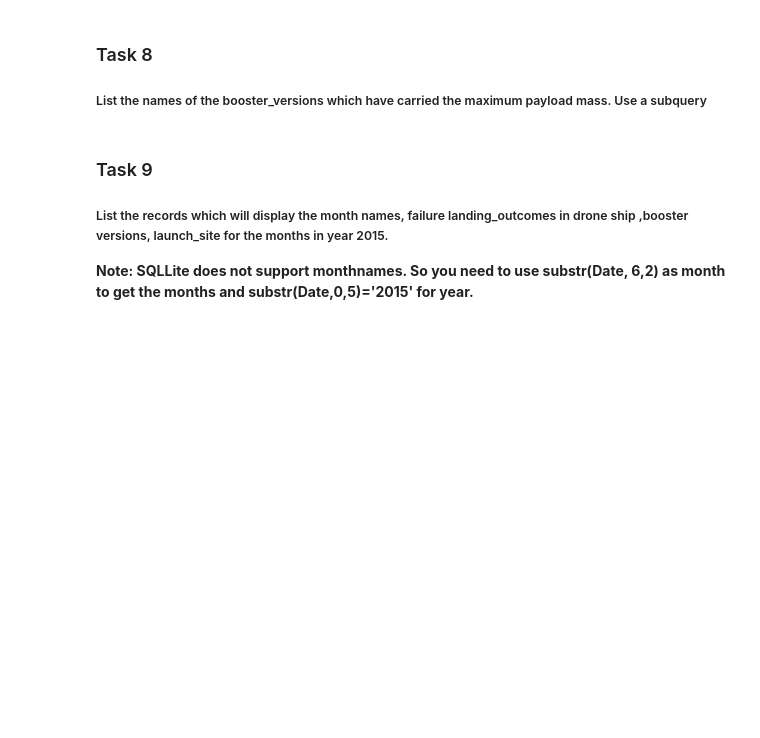
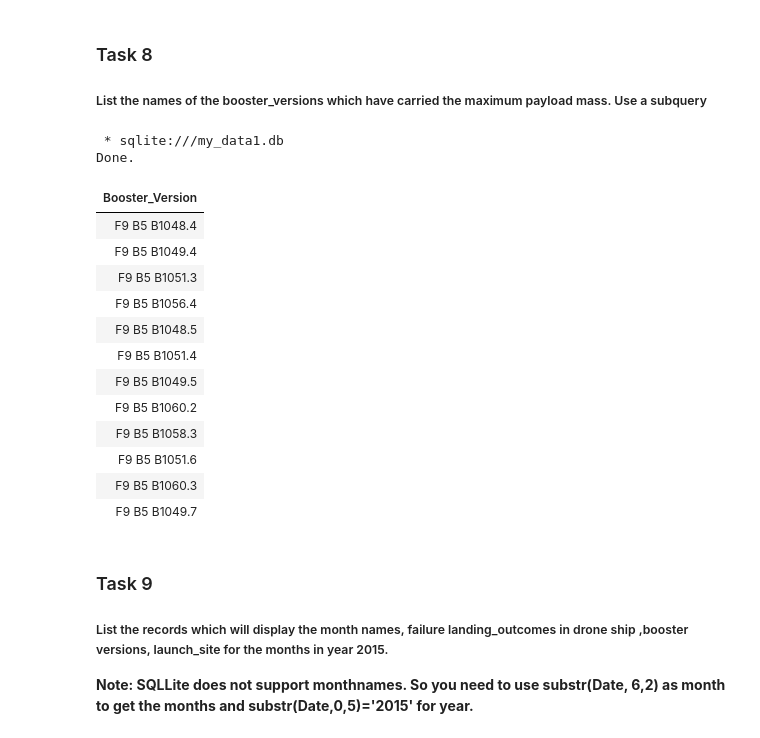
Before and after one commit to shaulamarquez/Data-Science, a Jupyter notebook: Applied Data Science Capstone/Exploratory Data Analysis SQL/jupyter-labs-eda-sql-coursera_sqllite.ipynb, the cells around one changed output. Cells and saved outputs as stored; diff of their text form; code cells hidden in the pictures; blank space fills up the shorter version.

```diff
--- a/Applied Data Science Capstone/Exploratory Data Analysis SQL/jupyter-labs-eda-sql-coursera_sqllite.ipynb
+++ b/Applied Data Science Capstone/Exploratory Data Analysis SQL/jupyter-labs-eda-sql-coursera_sqllite.ipynb
@@ -206,6 +266,28 @@ _Hint:Use min function_
 
 
 ##### List the   names of the booster_versions which have carried the maximum payload mass. Use a subquery
+# %%
+%%sql SELECT BOOSTER_VERSION
+FROM SPACEXTABLE
+WHERE PAYLOAD_MASS__KG_ =
+    (SELECT MAX(PAYLOAD_MASS__KG_)
+    FROM SPACEXTBL)
+# %% [output]
+ * sqlite:///my_data1.db
+Done.
+| Booster_Version |
+| F9 B5 B1048.4 |
+| F9 B5 B1049.4 |
+| F9 B5 B1051.3 |
+| F9 B5 B1056.4 |
+| F9 B5 B1048.5 |
+| F9 B5 B1051.4 |
+| F9 B5 B1049.5 |
+| F9 B5 B1060.2 |
+| F9 B5 B1058.3 |
+| F9 B5 B1051.6 |
+| F9 B5 B1060.3 |
+| F9 B5 B1049.7 |
 # %% [markdown]
 ### Task 9
 
```
Also changed, not shown: parts of 8 cells of this notebook, 1 other file.
